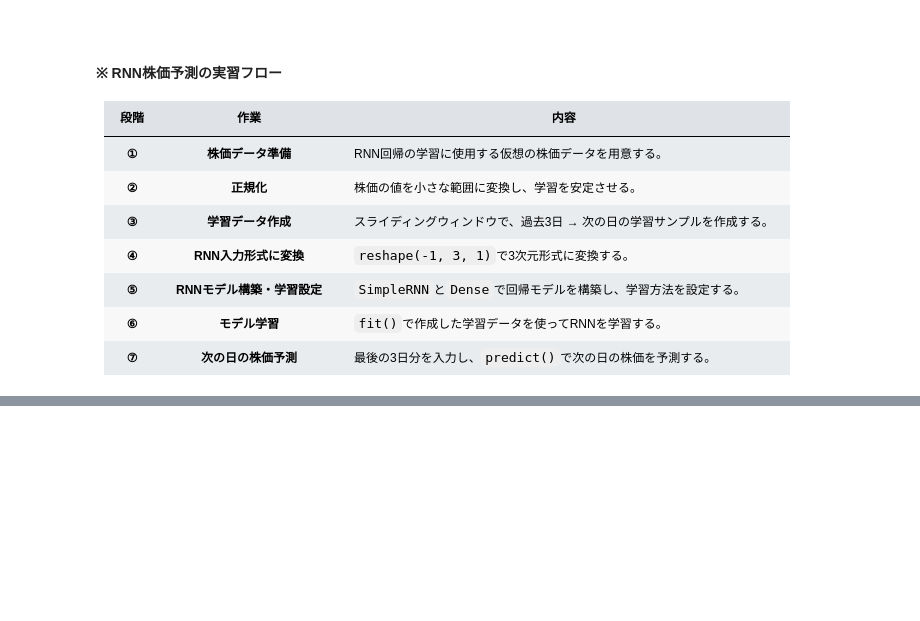
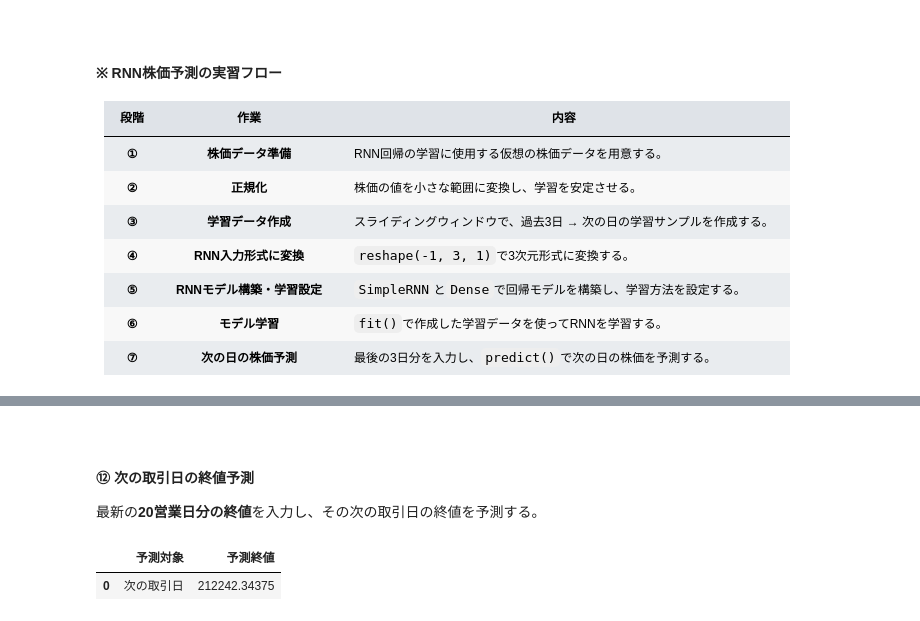
Before and after one commit to KaiLynn99/python_alone, a Jupyter notebook: 2026 10月/10.21 (82日目)/【機械学習】 18. RNNによる順序データの分類・回帰.ipynb, the cells around one changed output, grey strips where cells are left out. Cells and saved outputs as stored; diff of their text form; code cells hidden in the pictures; blank space fills up the shorter version.

```diff
--- a/2026 10月/10.21 (82日目)/【機械学習】 18. RNNによる順序データの分類・回帰.ipynb
+++ b/2026 10月/10.21 (82日目)/【機械学習】 18. RNNによる順序データの分類・回帰.ipynb
@@ -335,0 +442,9 @@ margin-right:auto !important;
+# %%
+print("正規化前")
+print(data[:5])
+
+scaler = MinMaxScaler()
+data = scaler.fit_transform(data)
+
+print("正規化後")
+print(data[:5])
@@ -335,0 +636,24 @@ margin-right:auto !important;
+# %% [markdown]
+<br>
+
+#### ⑫ 次の取引日の終値予測
+
+最新の**20営業日分の終値**を入力し、その次の取引日の終値を予測する。
+# %%
+last_20_days = data[-20:].reshape(1, 20, 1)
+
+next_price = model.predict(
+    last_20_days,
+    verbose=0
+)
+
+# 元の株価単位に戻す
+next_price = scaler.inverse_transform(next_price)
+
+display(pd.DataFrame({
+    "予測対象": ["次の取引日"],
+    "予測終値": next_price.flatten()
+}))
+# %% [output]
+|  | 予測対象 | 予測終値 |
+| 0 | 次の取引日 | 212242.34375 |
```
Also changed, not shown: parts of 27 cells of this notebook.
